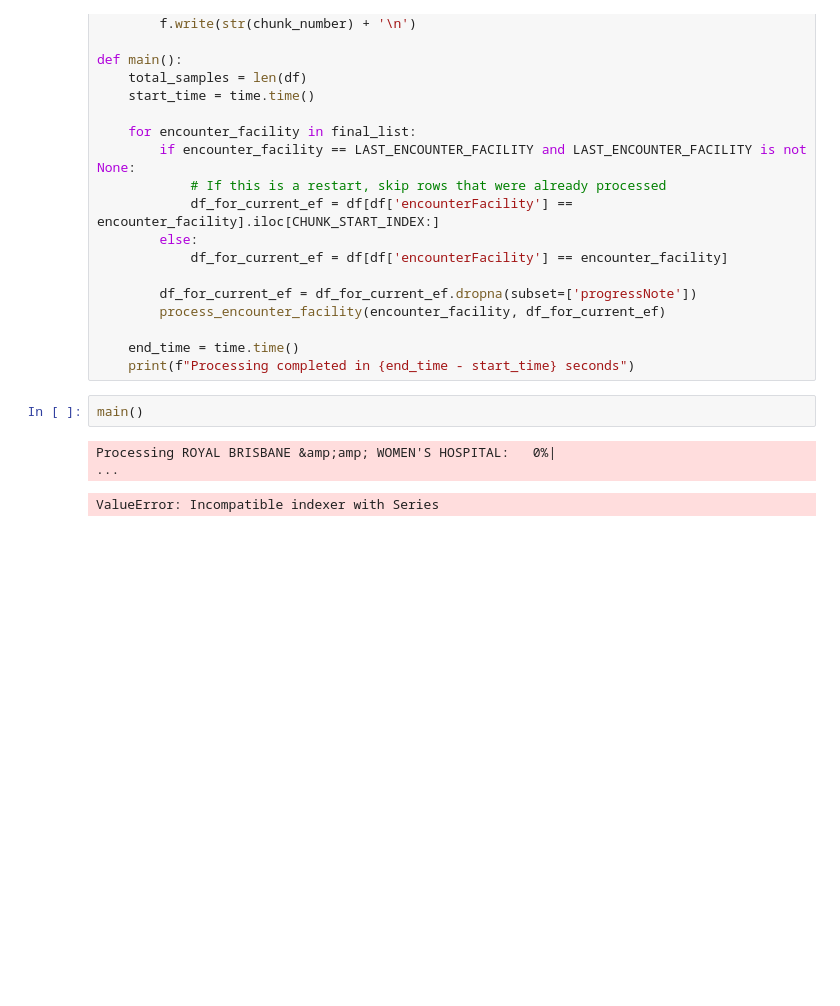
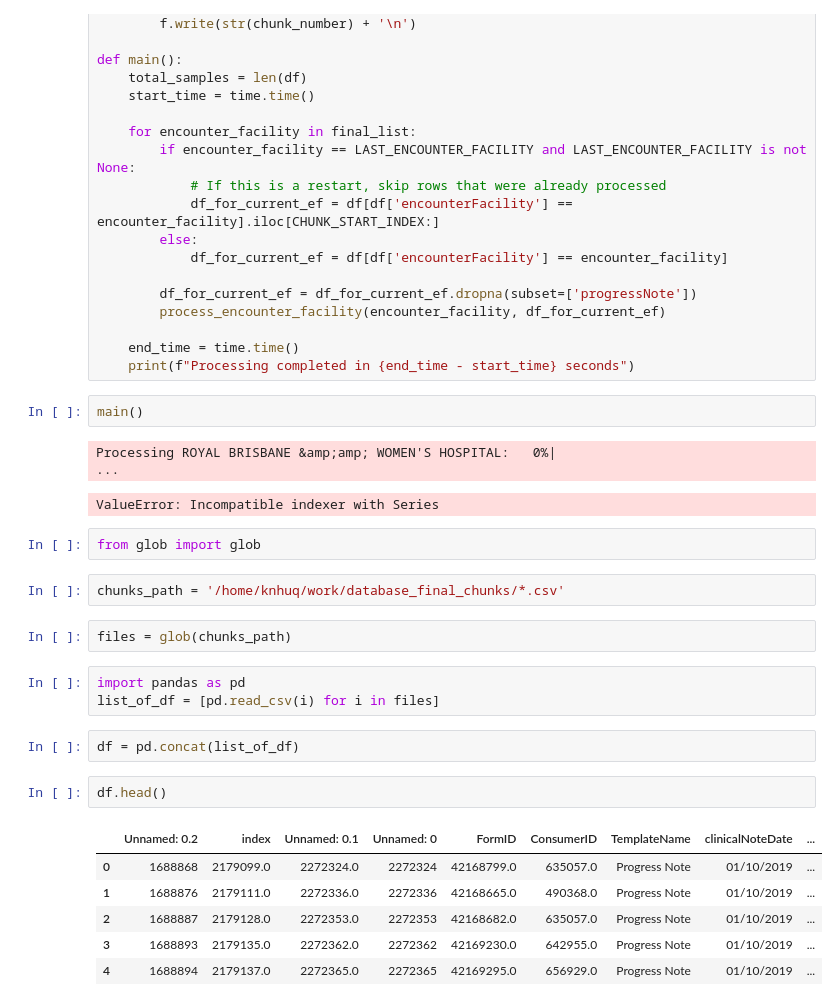
Before and after one commit to KnHuq/healthai, a Jupyter notebook: notebooks/label_extraction.ipynb, the cells around one changed output. Drawn from its saved outputs; the diff is of its cells as text; blank space fills up the shorter version.

```diff
--- a/notebooks/label_extraction.ipynb
+++ b/notebooks/label_extraction.ipynb
@@ -458,3 +458,23 @@ main()
 # %% [output]
 Processing ROYAL BRISBANE &amp;amp; WOMEN'S HOSPITAL:   0%|                                                                                                                                              ...
 ValueError: Incompatible indexer with Series
+# %%
+from glob import glob
+# %%
+chunks_path = '/home/knhuq/work/database_final_chunks/*.csv'
+# %%
+files = glob(chunks_path)
+# %%
+import pandas as pd
+list_of_df = [pd.read_csv(i) for i in files]
+# %%
+df = pd.concat(list_of_df)
+# %%
+df.head()
+# %% [output]
+|  | Unnamed: 0.2 | index | Unnamed: 0.1 | Unnamed: 0 | FormID | ConsumerID | TemplateName | clinicalNoteDate | ... |
+| 0 | 1688868 | 2179099.0 | 2272324.0 | 2272324 | 42168799.0 | 635057.0 | Progress Note | 01/10/2019 | ... |
+| 1 | 1688876 | 2179111.0 | 2272336.0 | 2272336 | 42168665.0 | 490368.0 | Progress Note | 01/10/2019 | ... |
+| 2 | 1688887 | 2179128.0 | 2272353.0 | 2272353 | 42168682.0 | 635057.0 | Progress Note | 01/10/2019 | ... |
+| 3 | 1688893 | 2179135.0 | 2272362.0 | 2272362 | 42169230.0 | 642955.0 | Progress Note | 01/10/2019 | ... |
+| 4 | 1688894 | 2179137.0 | 2272365.0 | 2272365 | 42169295.0 | 656929.0 | Progress Note | 01/10/2019 | ... |
```
Also changed, not shown: parts of 1 cell of this notebook, 4 other files.
